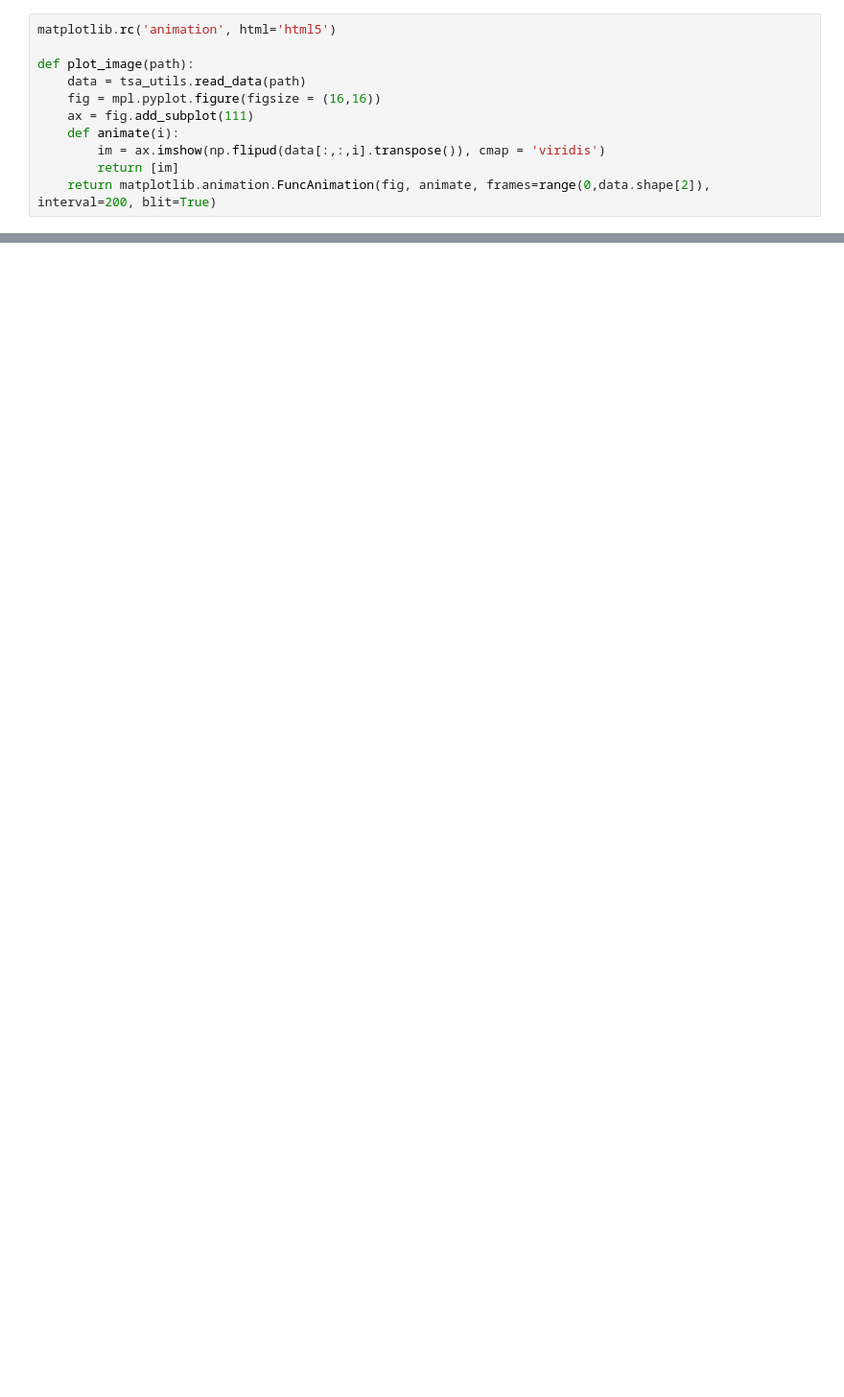
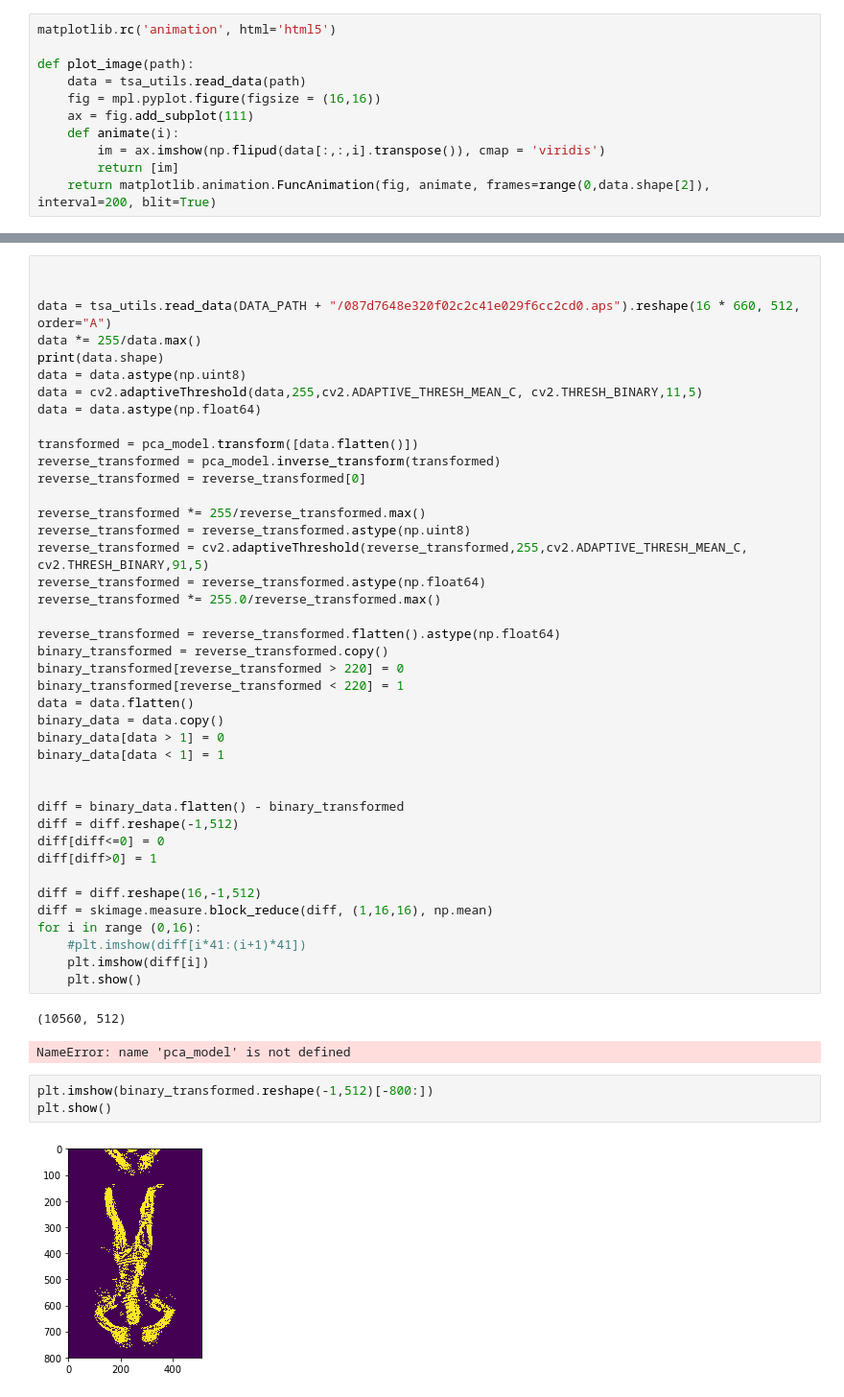
Before and after one commit to codybraun/tsa, a Jupyter notebook: images.ipynb, the cells around one changed output, grey strips where cells are left out. Shown at 96% size. Saved outputs shown, nothing was run; the diff lists cells and outputs as text; blank space fills up the shorter version.

```diff
--- a/images.ipynb
+++ b/images.ipynb
@@ -118,0 +110,49 @@ i
+# %%
+
+
+data = tsa_utils.read_data(DATA_PATH + "/087d7648e320f02c2c41e029f6cc2cd0.aps").reshape(16 * 660, 512, order="A")
+data *= 255/data.max()
+print(data.shape)
+data = data.astype(np.uint8)
+data = cv2.adaptiveThreshold(data,255,cv2.ADAPTIVE_THRESH_MEAN_C, cv2.THRESH_BINARY,11,5)
+data = data.astype(np.float64)
+
+transformed = pca_model.transform([data.flatten()])
+reverse_transformed = pca_model.inverse_transform(transformed)
+reverse_transformed = reverse_transformed[0]
+
+reverse_transformed *= 255/reverse_transformed.max()
+reverse_transformed = reverse_transformed.astype(np.uint8)
+reverse_transformed = cv2.adaptiveThreshold(reverse_transformed,255,cv2.ADAPTIVE_THRESH_MEAN_C, cv2.THRESH_BINARY,91,5)
+reverse_transformed = reverse_transformed.astype(np.float64)
+reverse_transformed *= 255.0/reverse_transformed.max()
+
+reverse_transformed = reverse_transformed.flatten().astype(np.float64)
+binary_transformed = reverse_transformed.copy()
+binary_transformed[reverse_transformed > 220] = 0
+binary_transformed[reverse_transformed < 220] = 1
+data = data.flatten()
+binary_data = data.copy()
+binary_data[data > 1] = 0
+binary_data[data < 1] = 1
+
+
+diff = binary_data.flatten() - binary_transformed
+diff = diff.reshape(-1,512)
+diff[diff<=0] = 0
+diff[diff>0] = 1
+
+diff = diff.reshape(16,-1,512)
+diff = skimage.measure.block_reduce(diff, (1,16,16), np.mean)
+for i in range (0,16):
+    #plt.imshow(diff[i*41:(i+1)*41])
+    plt.imshow(diff[i])
+    plt.show()
+# %% [output]
+(10560, 512)
+NameError: name 'pca_model' is not defined
+# %%
+plt.imshow(binary_transformed.reshape(-1,512)[-800:])
+plt.show()
+# %% [output]
+[figure, added]
```
Also changed, not shown: parts of 38 cells of this notebook, 3 other files.
